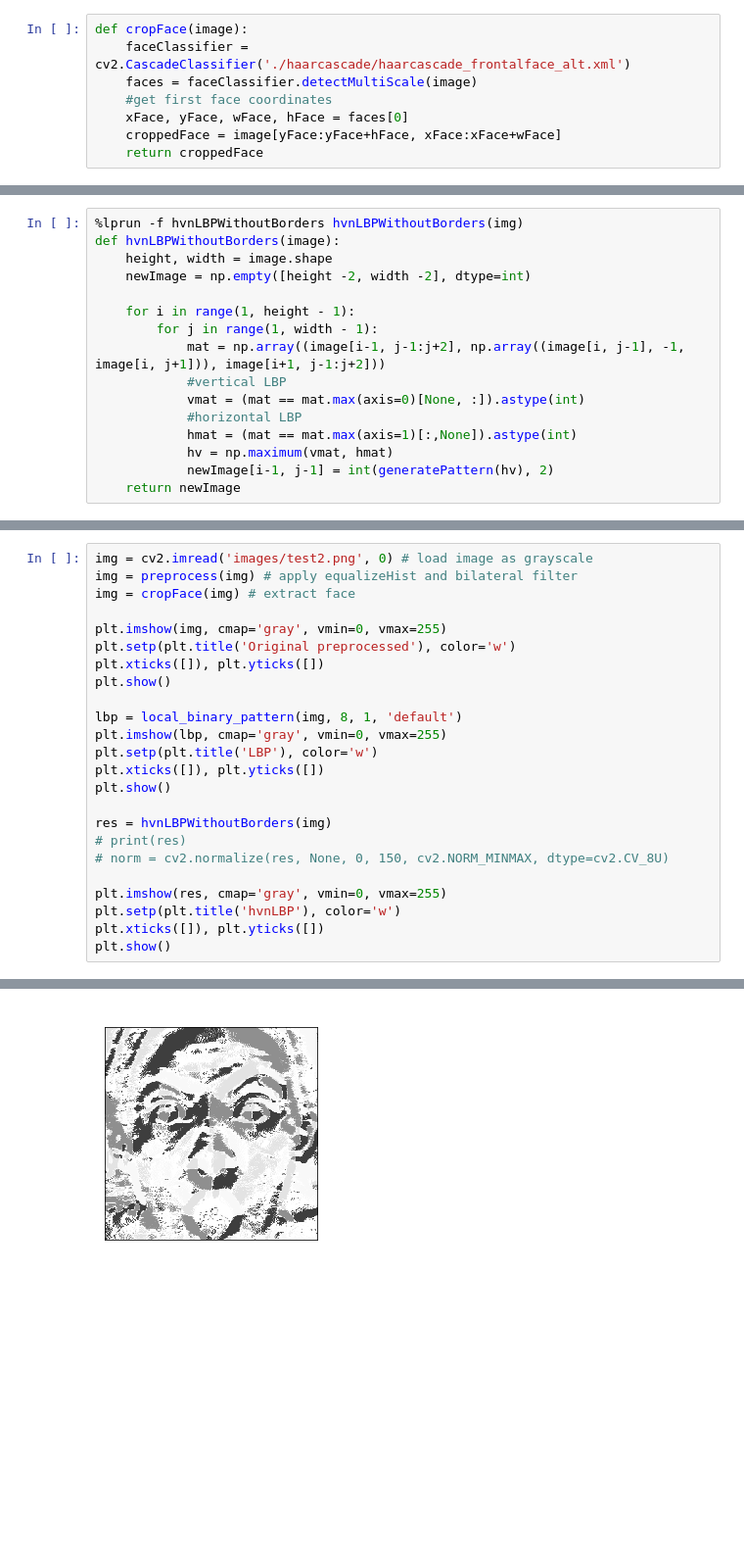
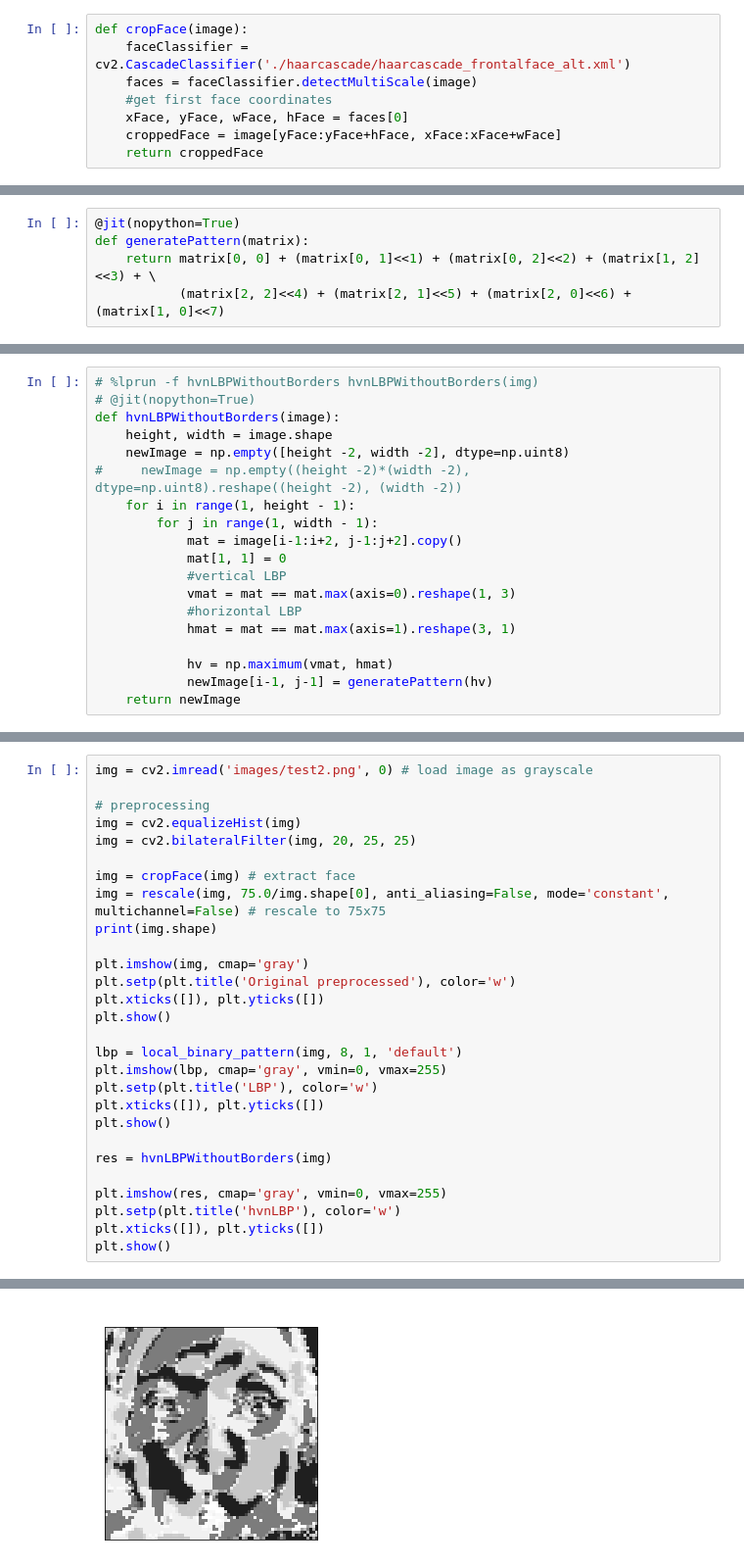
Before and after one commit to JadHADDAD92/extended-lbp-fer, a Jupyter notebook: hvnLBP.ipynb, the cells around one changed output, grey strips where cells are left out. Shown: that part at 98% size. Drawn from its saved outputs; the diff is of its cells as text; blank space fills up the shorter version.

```diff
--- a/hvnLBP.ipynb
+++ b/hvnLBP.ipynb
@@ -119,0 +117,5 @@ Line #      Hits         Time  Per Hit   % Time  Line Contents
+# %%
+@jit(nopython=True)
+def generatePattern(matrix):
+    return matrix[0, 0] + (matrix[0, 1]<<1) + (matrix[0, 2]<<2) + (matrix[1, 2]<<3) + \
+           (matrix[2, 2]<<4) + (matrix[2, 1]<<5) + (matrix[2, 0]<<6) + (matrix[1, 0]<<7)
@@ -120,16 +151,19 @@ Line #      Hits         Time  Per Hit   % Time  Line Contents
 # %%
-%lprun -f hvnLBPWithoutBorders hvnLBPWithoutBorders(img)
+# %lprun -f hvnLBPWithoutBorders hvnLBPWithoutBorders(img)
+# @jit(nopython=True)
 def hvnLBPWithoutBorders(image):
     height, width = image.shape
-    newImage = np.empty([height -2, width -2], dtype=int)
-
+    newImage = np.empty([height -2, width -2], dtype=np.uint8)
+#     newImage = np.empty((height -2)*(width -2), dtype=np.uint8).reshape((height -2), (width -2))
     for i in range(1, height - 1):
         for j in range(1, width - 1):
-            mat = np.array((image[i-1, j-1:j+2], np.array((image[i, j-1], -1, image[i, j+1])), image[i+1, j-1:j+2]))
+            mat = image[i-1:i+2, j-1:j+2].copy()
+            mat[1, 1] = 0
             #vertical LBP
-            vmat = (mat == mat.max(axis=0)[None, :]).astype(int)
+            vmat = mat == mat.max(axis=0).reshape(1, 3)
             #horizontal LBP
-            hmat = (mat == mat.max(axis=1)[:,None]).astype(int)
+            hmat = mat == mat.max(axis=1).reshape(3, 1)
+
             hv = np.maximum(vmat, hmat)
-            newImage[i-1, j-1] = int(generatePattern(hv), 2)
+            newImage[i-1, j-1] = generatePattern(hv)
     return newImage
@@ -226,9 +299,15 @@ def hvnLBP(image):
 # %%
 img = cv2.imread('images/test2.png', 0) # load image as grayscale
-img = preprocess(img) # apply equalizeHist and bilateral filter
+
+# preprocessing
+img = cv2.equalizeHist(img)
+img = cv2.bilateralFilter(img, 20, 25, 25)
+
 img = cropFace(img) # extract face
+img = rescale(img, 75.0/img.shape[0], anti_aliasing=False, mode='constant', multichannel=False) # rescale to 75x75
+print(img.shape)
 
-plt.imshow(img, cmap='gray', vmin=0, vmax=255)
+plt.imshow(img, cmap='gray')
 plt.setp(plt.title('Original preprocessed'), color='w')
 plt.xticks([]), plt.yticks([])
 plt.show()
@@ -240,8 +319,6 @@ plt.xticks([]), plt.yticks([])
 plt.show()
 
 res = hvnLBPWithoutBorders(img)
-# print(res)
-# norm = cv2.normalize(res, None, 0, 150, cv2.NORM_MINMAX, dtype=cv2.CV_8U)
 
 plt.imshow(res, cmap='gray', vmin=0, vmax=255)
 plt.setp(plt.title('hvnLBP'), color='w')
@@ -253,3 +331,3 @@ plt.show()
-[figure, old version]
+[figure, new version]
 # %%
 res[res==41]
```
Also changed, not shown: parts of 27 cells of this notebook.
